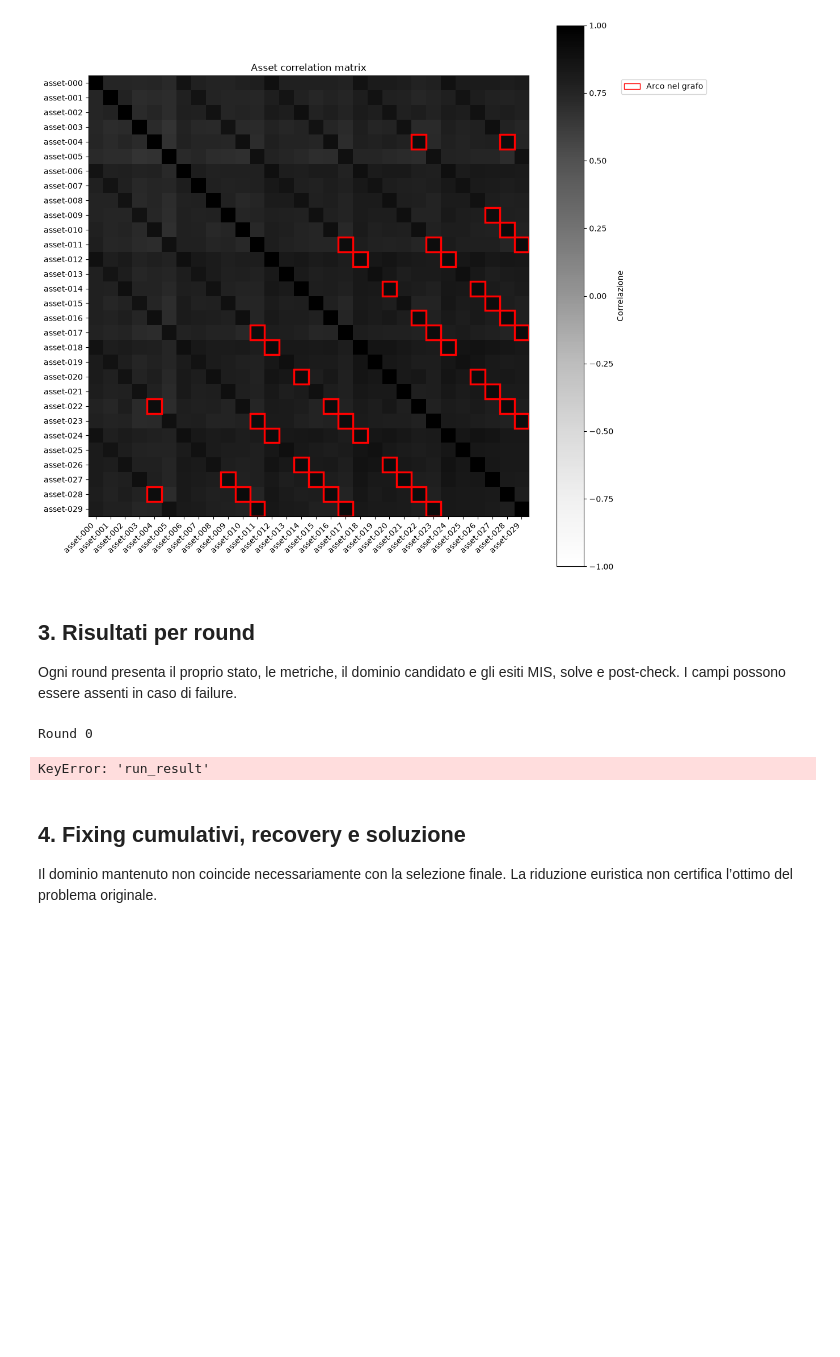
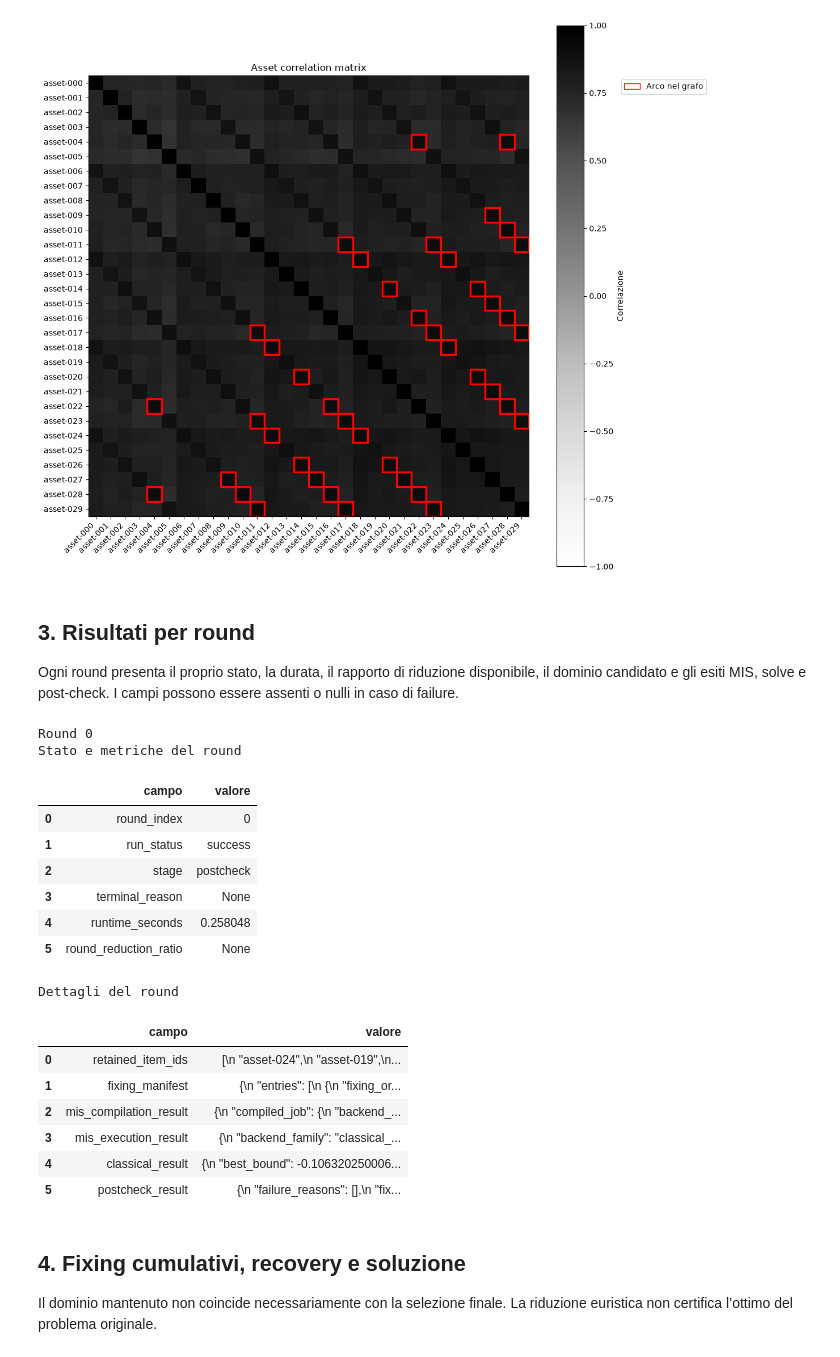
Before and after one commit to albetriv/qreduce, a Jupyter notebook: notebooks/experiments/004_synthetic_portfolio_multi_round.ipynb, the cells around one changed output. Cells and saved outputs as stored; diff of their text form; code cells hidden in the pictures; blank space fills up the shorter version.

```diff
--- a/notebooks/experiments/004_synthetic_portfolio_multi_round.ipynb
+++ b/notebooks/experiments/004_synthetic_portfolio_multi_round.ipynb
@@ -125,23 +125,44 @@ plt.show()
 # %% [markdown]
 ## 3. Risultati per round
 
-Ogni round presenta il proprio stato, le metriche, il dominio candidato e gli esiti MIS, solve e post-check. I campi possono essere assenti in caso di failure.
+Ogni round presenta il proprio stato, la durata, il rapporto di riduzione disponibile, il dominio candidato e gli esiti MIS, solve e post-check. I campi possono essere assenti o nulli in caso di failure.
 # %%
 for index, round_result in enumerate(artifacts.round_results):
     print(f"Round {index}")
-    display_vertical(round_result["run_result"], title="Stato")
-    display_vertical(round_result["metrics"], title="Metriche")
     display_vertical({
-        "retained_item_ids": round_result["retained_item_ids"],
-        "fixing_manifest": round_result["fixing_manifest"],
-        "mis_compilation_result": round_result["mis_compilation_result"],
-        "mis_execution_result": round_result["mis_execution_result"],
-        "classical_result": round_result["classical_result"],
-        "postcheck_result": round_result["postcheck_result"],
+        "round_index": round_result.get("round_index"),
+        "run_status": round_result.get("run_status"),
+        "stage": round_result.get("stage"),
+        "terminal_reason": round_result.get("terminal_reason"),
+        "runtime_seconds": round_result.get("runtime_seconds"),
+        "round_reduction_ratio": round_result.get("round_reduction_ratio"),
+    }, title="Stato e metriche del round")
+    display_vertical({
+        "retained_item_ids": round_result.get("retained_item_ids"),
+        "fixing_manifest": round_result.get("fixing_manifest"),
+        "mis_compilation_result": round_result.get("mis_compilation_result"),
+        "mis_execution_result": round_result.get("mis_execution_result"),
+        "classical_result": round_result.get("classical_result"),
+        "postcheck_result": round_result.get("postcheck_result"),
     }, title="Dettagli del round")
 # %% [output]
 Round 0
+Stato e metriche del round
+|  | campo | valore |
+| 0 | round_index | 0 |
+| 1 | run_status | success |
+| 2 | stage | postcheck |
+| 3 | terminal_reason | None |
+| 4 | runtime_seconds | 0.258048 |
+| 5 | round_reduction_ratio | None |
-KeyError: 'run_result'
+Dettagli del round
+|  | campo | valore |
+| 0 | retained_item_ids | [\n "asset-024",\n "asset-019",\n... |
+| 1 | fixing_manifest | {\n "entries": [\n {\n "fixing_or... |
+| 2 | mis_compilation_result | {\n "compiled_job": {\n "backend_... |
+| 3 | mis_execution_result | {\n "backend_family": "classical_... |
+| 4 | classical_result | {\n "best_bound": -0.106320250006... |
+| 5 | postcheck_result | {\n "failure_reasons": [],\n "fix... |
 # %% [markdown]
 ## 4. Fixing cumulativi, recovery e soluzione
 
```
Also changed, not shown: parts of 3 cells of this notebook, 6 other files.
